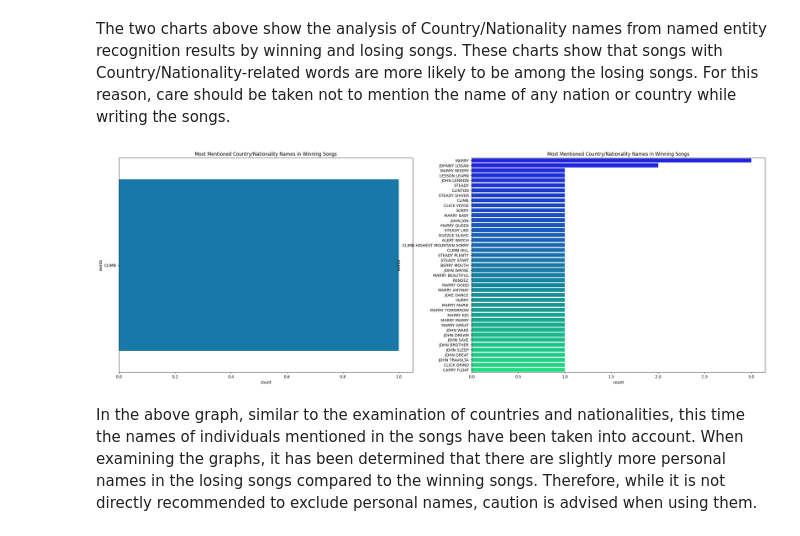
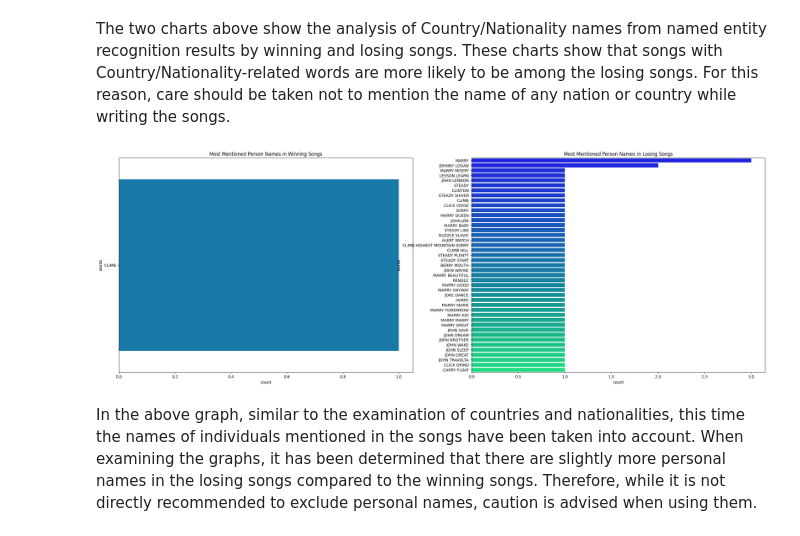
Before and after one commit to busekoseoglu/Eurovision_Songs_Analysis, a Jupyter notebook: Eurovision_Song_Analysis_final.ipynb, the cells around one changed output. Cells and saved outputs as stored; diff of their text form; code cells hidden in the pictures.

Commit message:
graph fixed

```diff
--- a/Eurovision_Song_Analysis_final.ipynb
+++ b/Eurovision_Song_Analysis_final.ipynb
@@ -726,36 +737,36 @@ for i in winner_df['extracted_entities_person'].values.tolist():
     winner_list = winner_list + i
 winner_nouns = ','.join(winner_list)
 
 other_list = []
 for i in other_df['extracted_entities_person'].values.tolist():
     other_list = other_list + i
 other_nouns = ','.join(other_list)
 
 _winner = pd.DataFrame(columns=["words","counts"])
 _winner["words"] = winner_list
 
 _winnerdf = pd.DataFrame(_winner.words.value_counts())
 _winnerdf.reset_index(inplace=True)
 _winnerdf.columns = ["words","count"]
 
 _other = pd.DataFrame(columns=["words","counts"])
 _other["words"] = other_list
 
 _otherdf = pd.DataFrame(_other.words.value_counts())
 _otherdf.reset_index(inplace=True)
 _otherdf.columns = ["words","count"]
 
 # Bar plot of frequent words
 fig, axes = plt.subplots(1,2,figsize=(30,10))
 sns.set_palette("crest")
 
 sns.barplot(ax = axes[0], x = 'count', y = 'words', data = _winnerdf, palette = 'winter')
-axes[0].set_title("Most Mentioned Country/Nationality Names in Winning Songs", fontdict={"fontsize": 12});
+axes[0].set_title("Most Mentioned Person Names in Winning Songs", fontdict={"fontsize": 12});
 
 sns.barplot(ax = axes[1], x = 'count', y = 'words', data = _otherdf, palette = 'winter')
-axes[1].set_title("Most Mentioned Country/Nationality Names in Winning Songs", fontdict={"fontsize": 12});
+axes[1].set_title("Most Mentioned Person Names in Losing Songs", fontdict={"fontsize": 12});
 # %% [output]
-[figure, old version]
+[figure, new version]
 # %% [markdown]
 In the above graph, similar to the examination of countries and nationalities, this time the names of individuals mentioned in the songs have been taken into account. When examining the graphs, it has been determined that there are slightly more personal names in the losing songs compared to the winning songs. Therefore, while it is not directly recommended to exclude personal names, caution is advised when using them.
 # %%
```
Also changed, not shown: parts of 4 cells of this notebook.
